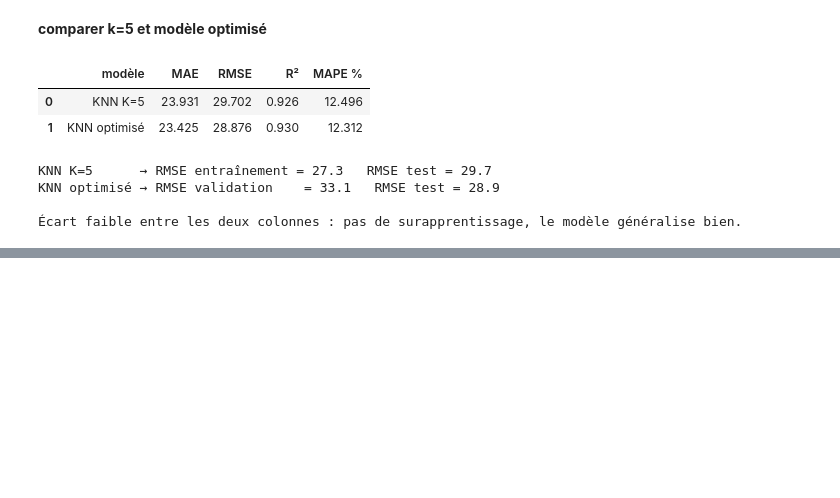
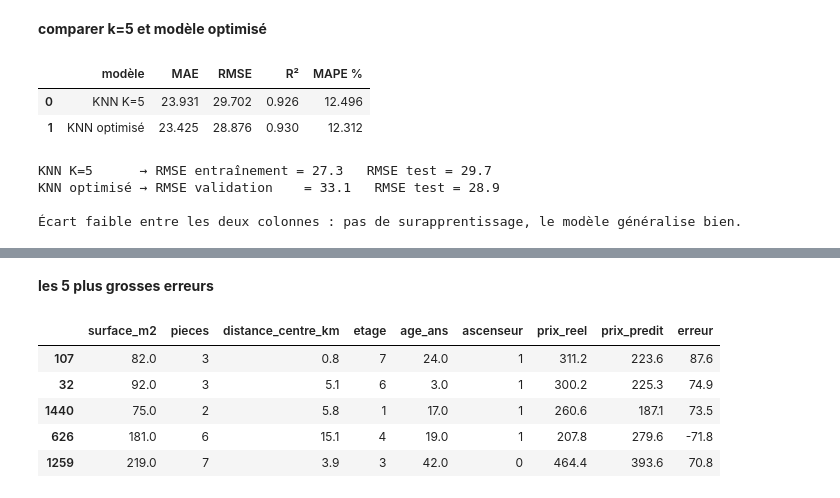
Before and after one commit to BOUIDA-CHAIMA/Machine-Learning-samples, a Jupyter notebook: KNN_Régression.ipynb, the cells around one changed output, grey strips where cells are left out. Saved outputs shown, nothing was run; the diff lists cells and outputs as text; code cells hidden in the pictures; blank space fills up the shorter version.

```diff
--- a/KNN_Régression.ipynb
+++ b/KNN_Régression.ipynb
@@ -292,0 +341,15 @@ KNN optimisé → RMSE validation    = 33.1   RMSE test = 28.9
+# %% [markdown]
+**les 5 plus grosses erreurs**
+# %%
+analyse = X_test.copy()
+analyse["prix_reel"] = y_test.round(1)
+analyse["prix_predit"] = y_pred_final.round(1)
+analyse["erreur"] = erreurs.round(1)
+analyse.reindex(analyse["erreur"].abs().sort_values(ascending=False).index).head()
+# %% [output]
+|  | surface_m2 | pieces | distance_centre_km | etage | age_ans | ascenseur | prix_reel | prix_predit | erreur |
+| 107 | 82.0 | 3 | 0.8 | 7 | 24.0 | 1 | 311.2 | 223.6 | 87.6 |
+| 32 | 92.0 | 3 | 5.1 | 6 | 3.0 | 1 | 300.2 | 225.3 | 74.9 |
+| 1440 | 75.0 | 2 | 5.8 | 1 | 17.0 | 1 | 260.6 | 187.1 | 73.5 |
+| 626 | 181.0 | 6 | 15.1 | 4 | 19.0 | 1 | 207.8 | 279.6 | -71.8 |
+| 1259 | 219.0 | 7 | 3.9 | 3 | 42.0 | 0 | 464.4 | 393.6 | 70.8 |
```
Also changed, not shown: parts of 5 cells of this notebook.
